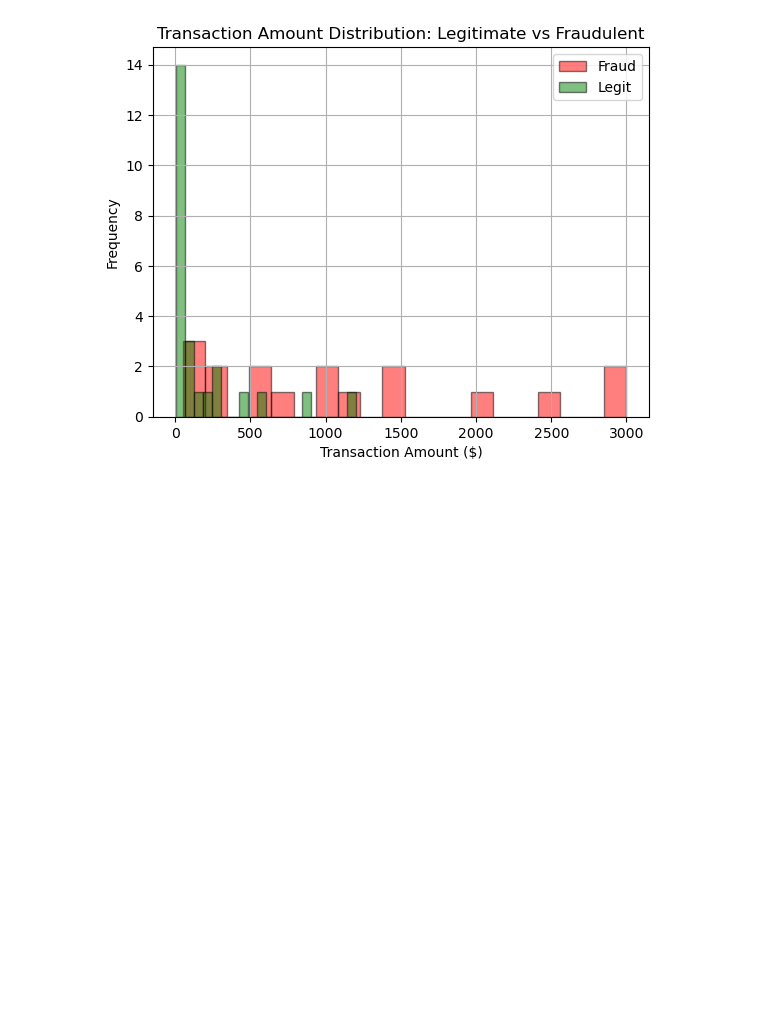
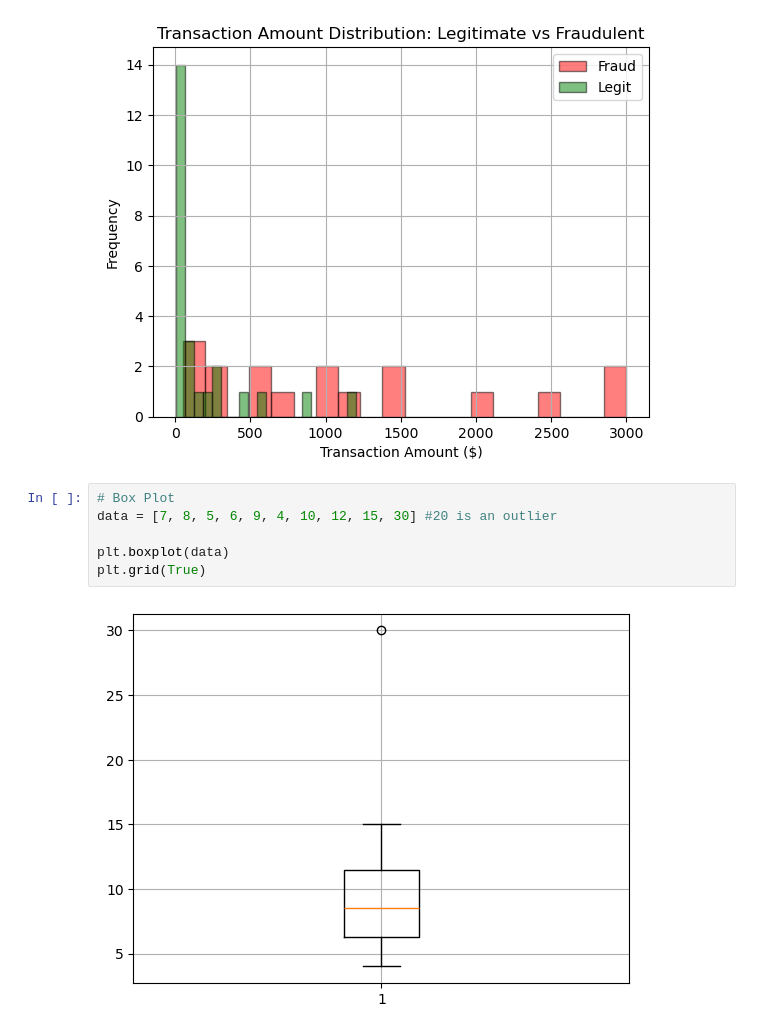
Before and after one commit to Devsbygayatri/AI-ML-Learning-Journey, a Jupyter notebook: matplotlib_tutorial.ipynb, the cells around one changed output. Drawn from its saved outputs; the diff is of its cells as text; blank space fills up the shorter version.

Commit message:
boxplot

```diff
--- a/matplotlib_tutorial.ipynb
+++ b/matplotlib_tutorial.ipynb
@@ -440,3 +440,11 @@ plt.title('Transaction Amount Distribution: Legitimate vs Fraudulent')
 # %% [output]
 Text(0.5, 1.0, 'Transaction Amount Distribution: Legitimate vs Fraudulent')
 [figure]
+# %%
+# Box Plot
+data = [7, 8, 5, 6, 9, 4, 10, 12, 15, 30] #20 is an outlier
+
+plt.boxplot(data)
+plt.grid(True)
+# %% [output]
+[figure, added]
```
Also changed, not shown: parts of 2 cells of this notebook.
